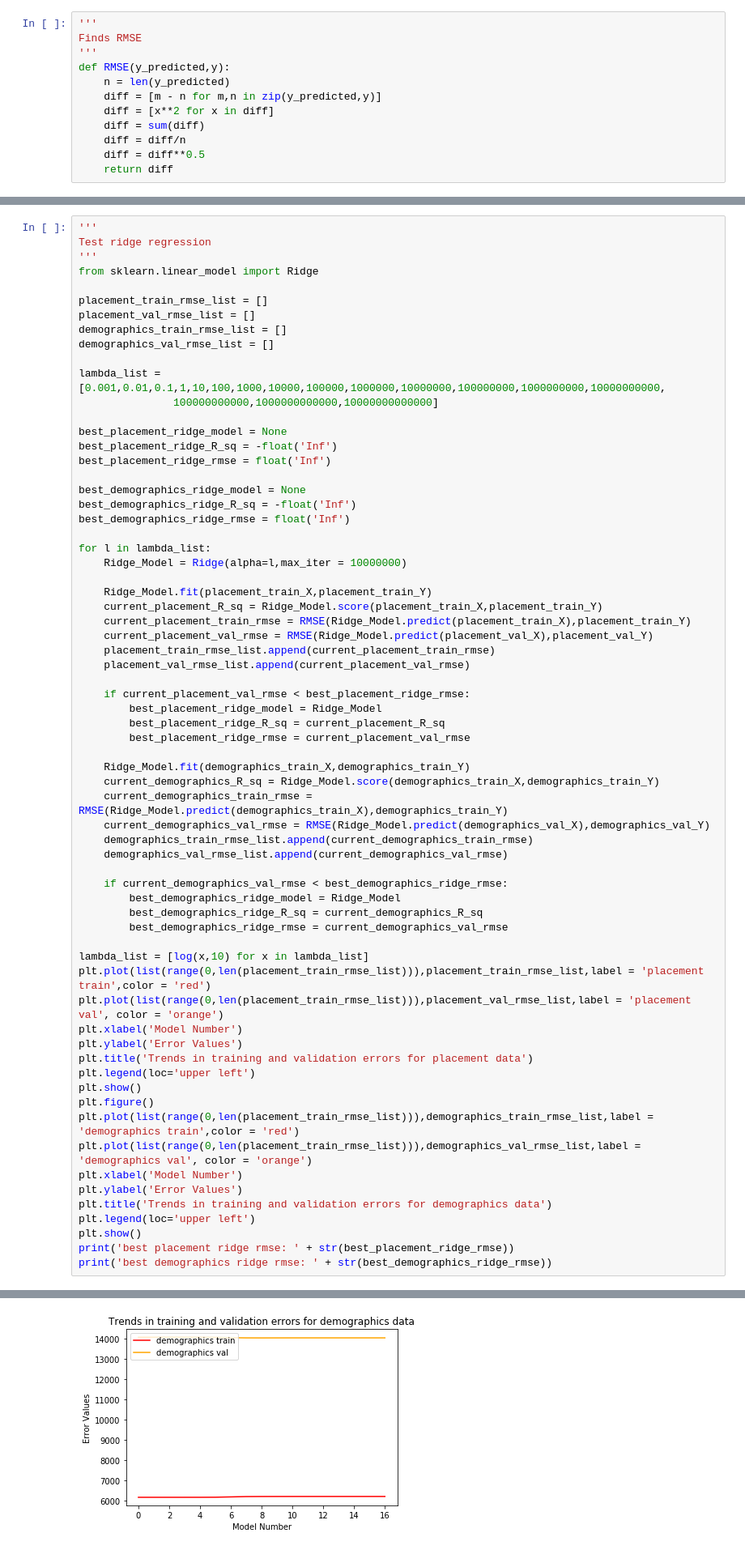
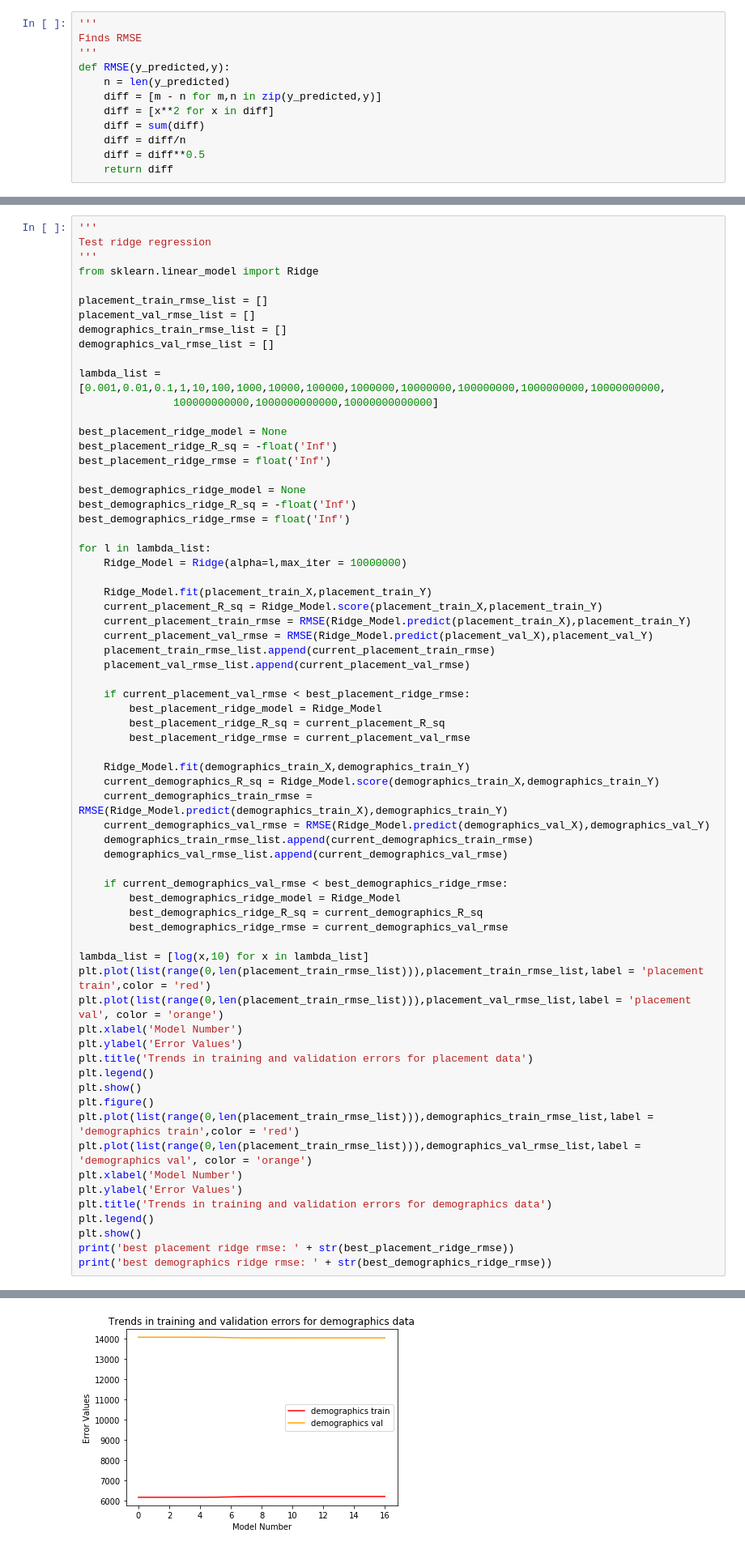
Before and after one commit to Zoheb0707/CSE_546_Project, a Jupyter notebook: ML model testing for uncorrected data.ipynb, the cells around one changed output, grey strips where cells are left out. Shown: that part at 81% size. Saved outputs shown, nothing was run; the diff lists cells and outputs as text.

```diff
--- a/ML model testing for uncorrected data.ipynb
+++ b/ML model testing for uncorrected data.ipynb
@@ -215,35 +225,35 @@ for l in lambda_list:
     Ridge_Model.fit(demographics_train_X,demographics_train_Y)
     current_demographics_R_sq = Ridge_Model.score(demographics_train_X,demographics_train_Y)
     current_demographics_train_rmse = RMSE(Ridge_Model.predict(demographics_train_X),demographics_train_Y)
     current_demographics_val_rmse = RMSE(Ridge_Model.predict(demographics_val_X),demographics_val_Y)
     demographics_train_rmse_list.append(current_demographics_train_rmse)
     demographics_val_rmse_list.append(current_demographics_val_rmse)
 
     if current_demographics_val_rmse < best_demographics_ridge_rmse:
         best_demographics_ridge_model = Ridge_Model
         best_demographics_ridge_R_sq = current_demographics_R_sq
         best_demographics_ridge_rmse = current_demographics_val_rmse
 
 lambda_list = [log(x,10) for x in lambda_list]
 plt.plot(list(range(0,len(placement_train_rmse_list))),placement_train_rmse_list,label = 'placement train',color = 'red')
 plt.plot(list(range(0,len(placement_train_rmse_list))),placement_val_rmse_list,label = 'placement val', color = 'orange')
 plt.xlabel('Model Number')
 plt.ylabel('Error Values')
 plt.title('Trends in training and validation errors for placement data')
-plt.legend(loc='upper left')
+plt.legend()
 plt.show()
 plt.figure()
 plt.plot(list(range(0,len(placement_train_rmse_list))),demographics_train_rmse_list,label = 'demographics train',color = 'red')
 plt.plot(list(range(0,len(placement_train_rmse_list))),demographics_val_rmse_list,label = 'demographics val', color = 'orange')
 plt.xlabel('Model Number')
 plt.ylabel('Error Values')
 plt.title('Trends in training and validation errors for demographics data')
-plt.legend(loc='upper left')
+plt.legend()
 plt.show()
 print('best placement ridge rmse: ' + str(best_placement_ridge_rmse))
 print('best demographics ridge rmse: ' + str(best_demographics_ridge_rmse))
 # %% [output]
 [figure]
-[figure, old version]
+[figure, new version]
 best placement ridge rmse: 1710.0814930417184
 best demographics ridge rmse: 14039.375703833424
```
Also changed, not shown: parts of 5 cells of this notebook, 8 other files.
